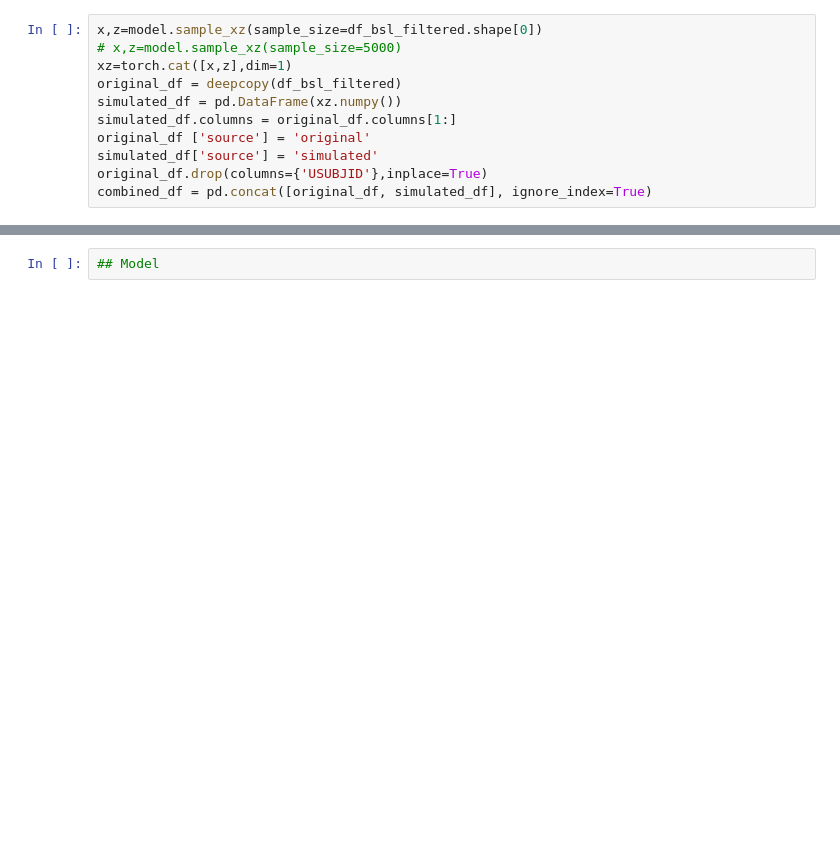
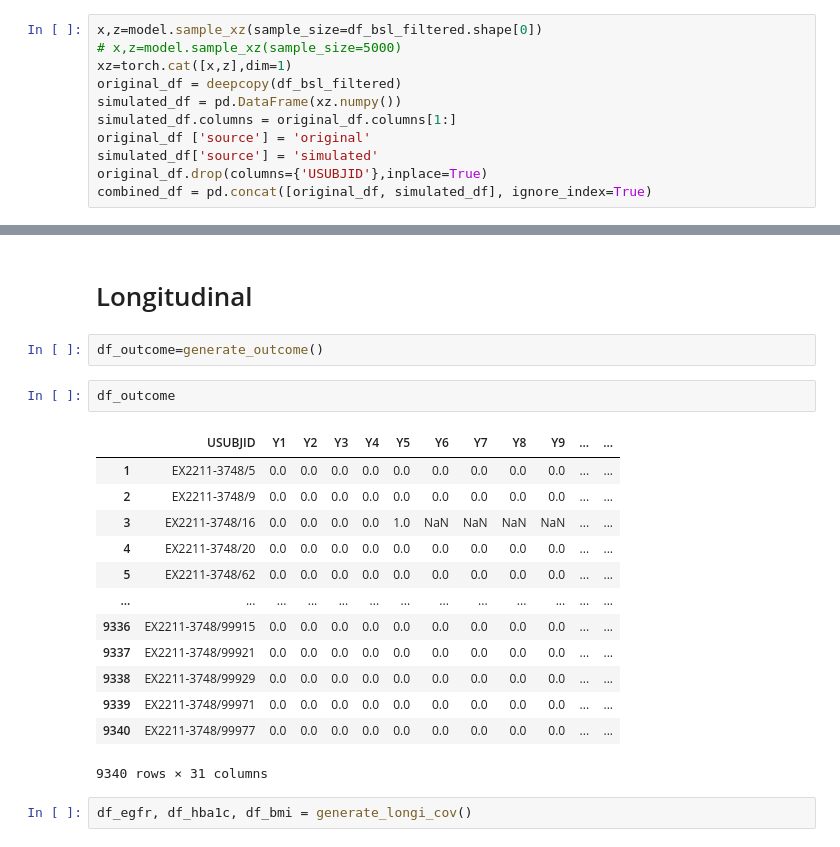
Before and after one commit to xwshen51/frengression, a Jupyter notebook: leader/simulation_leader.ipynb, the cells around one changed output, grey strips where cells are left out. Cells and saved outputs as stored; diff of their text form; blank space fills up the shorter version.

```diff
--- a/leader/simulation_leader.ipynb
+++ b/leader/simulation_leader.ipynb
@@ -540,3 +540,23 @@ Accuracy: 0.63
 ROC AUC: 0.69
-# %%
-## Model
+# %% [markdown]
+# Longitudinal
+# %%
+df_outcome=generate_outcome()
+# %%
+df_outcome
+# %% [output]
+|  | USUBJID | Y1 | Y2 | Y3 | Y4 | Y5 | Y6 | Y7 | Y8 | Y9 | ... | ... |
+| 1 | EX2211-3748/5 | 0.0 | 0.0 | 0.0 | 0.0 | 0.0 | 0.0 | 0.0 | 0.0 | 0.0 | ... | ... |
+| 2 | EX2211-3748/9 | 0.0 | 0.0 | 0.0 | 0.0 | 0.0 | 0.0 | 0.0 | 0.0 | 0.0 | ... | ... |
+| 3 | EX2211-3748/16 | 0.0 | 0.0 | 0.0 | 0.0 | 1.0 | NaN | NaN | NaN | NaN | ... | ... |
+| 4 | EX2211-3748/20 | 0.0 | 0.0 | 0.0 | 0.0 | 0.0 | 0.0 | 0.0 | 0.0 | 0.0 | ... | ... |
+| 5 | EX2211-3748/62 | 0.0 | 0.0 | 0.0 | 0.0 | 0.0 | 0.0 | 0.0 | 0.0 | 0.0 | ... | ... |
+| ... | ... | ... | ... | ... | ... | ... | ... | ... | ... | ... | ... | ... |
+| 9336 | EX2211-3748/99915 | 0.0 | 0.0 | 0.0 | 0.0 | 0.0 | 0.0 | 0.0 | 0.0 | 0.0 | ... | ... |
+| 9337 | EX2211-3748/99921 | 0.0 | 0.0 | 0.0 | 0.0 | 0.0 | 0.0 | 0.0 | 0.0 | 0.0 | ... | ... |
+| 9338 | EX2211-3748/99929 | 0.0 | 0.0 | 0.0 | 0.0 | 0.0 | 0.0 | 0.0 | 0.0 | 0.0 | ... | ... |
+| 9339 | EX2211-3748/99971 | 0.0 | 0.0 | 0.0 | 0.0 | 0.0 | 0.0 | 0.0 | 0.0 | 0.0 | ... | ... |
+| 9340 | EX2211-3748/99977 | 0.0 | 0.0 | 0.0 | 0.0 | 0.0 | 0.0 | 0.0 | 0.0 | 0.0 | ... | ... |
+9340 rows × 31 columns
+# %%
+df_egfr, df_hba1c, df_bmi = generate_longi_cov()
```
Also changed, not shown: parts of 4 cells of this notebook, 3 other files.
